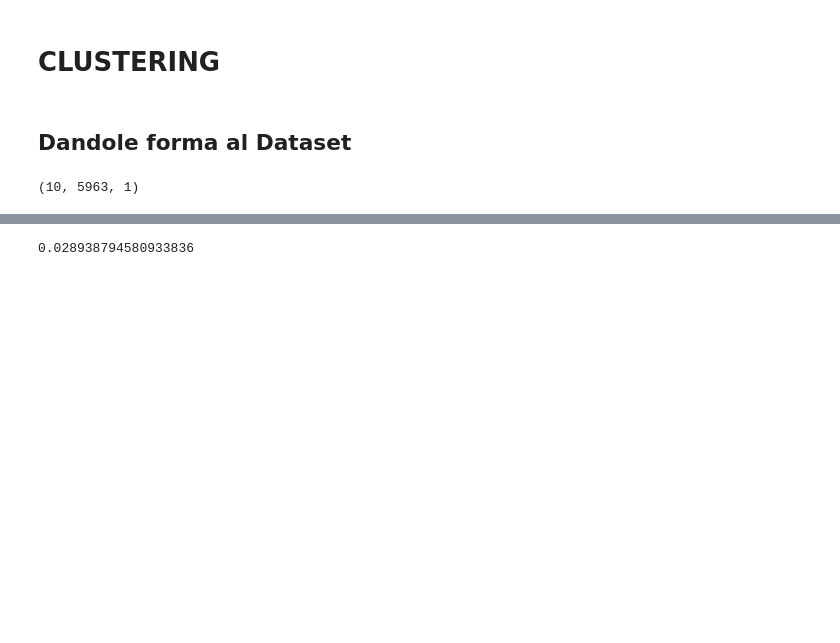
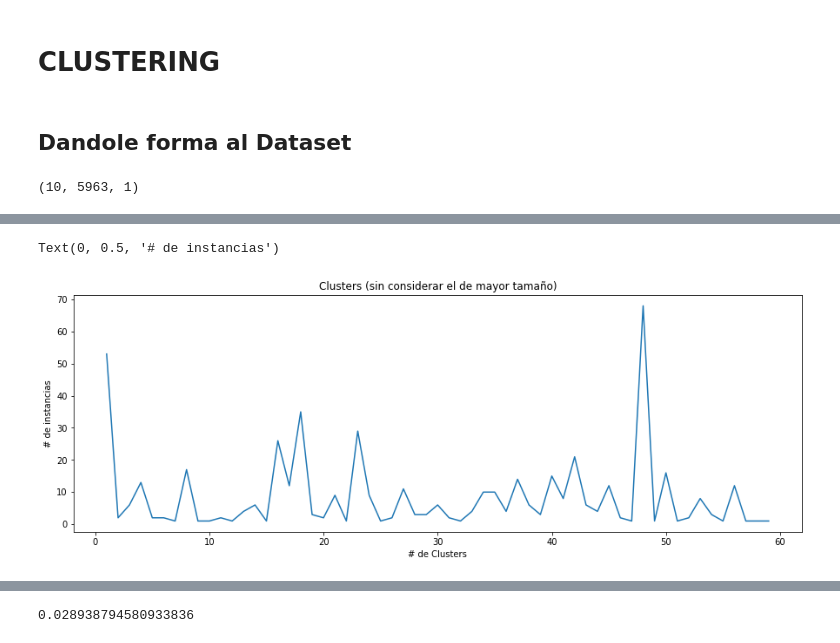
Before and after one commit to Martin317/mentoria-prediccion-indices-financieros, a Jupyter notebook: TP5AprendizajeNoSupervisado/EnunciadoTP5AprendizajeNoSupervisado.ipynb, the cells around one changed output, grey strips where cells are left out. Drawn from its saved outputs; the diff is of its cells as text; code cells hidden in the pictures; blank space fills up the shorter version.

```diff
--- a/TP5AprendizajeNoSupervisado/EnunciadoTP5AprendizajeNoSupervisado.ipynb
+++ b/TP5AprendizajeNoSupervisado/EnunciadoTP5AprendizajeNoSupervisado.ipynb
@@ -173,0 +253,10 @@ print(formatted_dataset.shape)
+# %%
+#Si extraemos el cluster de mayor tamaño
+plt.figure(figsize=(15,5))
+plt.plot(x[1:],y[1:])
+plt.title('Clusters (sin considerar el de mayor tamaño)')
+plt.xlabel('# de Clusters')
+plt.ylabel('# de instancias')
+# %% [output]
+Text(0, 0.5, '# de instancias')
+[figure, added]
```
Also changed, not shown: parts of 50 cells of this notebook.
